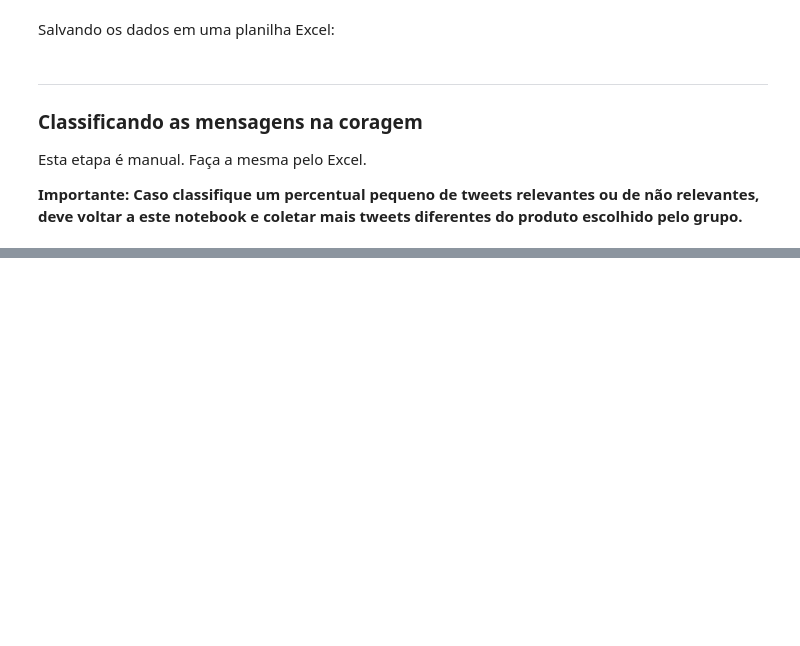
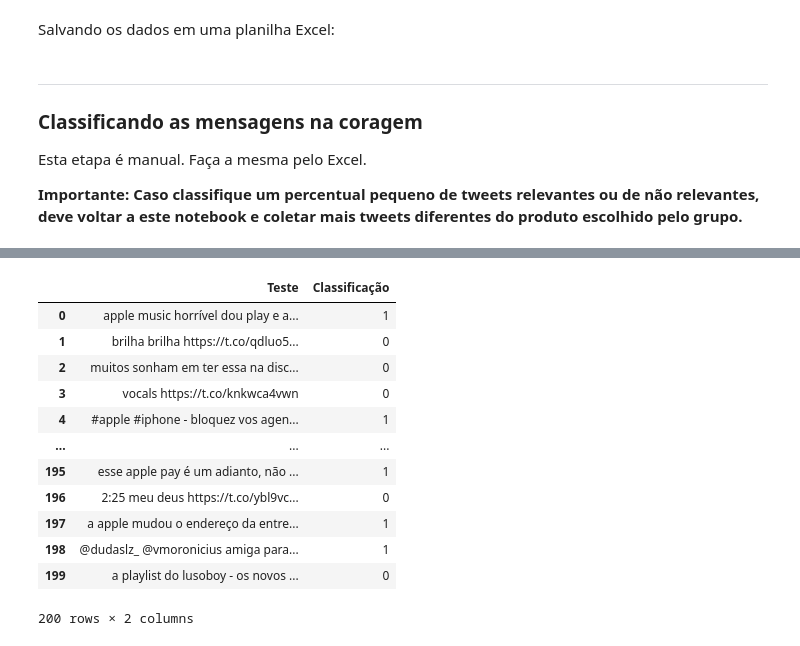
Before and after one commit to kadu-ymd/cdados-projeto-1, a Jupyter notebook: Projeto1_Obtenção_Tweets.ipynb, the cells around one changed output, grey strips where cells are left out. Saved outputs shown, nothing was run; the diff lists cells and outputs as text; code cells hidden in the pictures; blank space fills up the shorter version.

```diff
--- a/Projeto1_Obtenção_Tweets.ipynb
+++ b/Projeto1_Obtenção_Tweets.ipynb
@@ -122,0 +142,18 @@ dfi = dft.loc[irrelevante, :]
+# %%
+dfc = pd.read_excel('Apple.xlsx', sheet_name='Teste')
+# %%
+dfc
+# %% [output]
+|  | Teste | Classificação |
+| 0 | apple music horrível dou play e a... | 1 |
+| 1 | brilha brilha https://t.co/qdluo5... | 0 |
+| 2 | muitos sonham em ter essa na disc... | 0 |
+| 3 | vocals https://t.co/knkwca4vwn | 0 |
+| 4 | #apple #iphone - bloquez vos agen... | 1 |
+| ... | ... | ... |
+| 195 | esse apple pay é um adianto, não ... | 1 |
+| 196 | 2:25 meu deus https://t.co/ybl9vc... | 0 |
+| 197 | a apple mudou o endereço da entre... | 1 |
+| 198 | @dudaslz_ @vmoronicius amiga para... | 1 |
+| 199 | a playlist do lusoboy - os novos ... | 0 |
+200 rows × 2 columns
```
Also changed, not shown: parts of 8 cells of this notebook, 1 other file.
